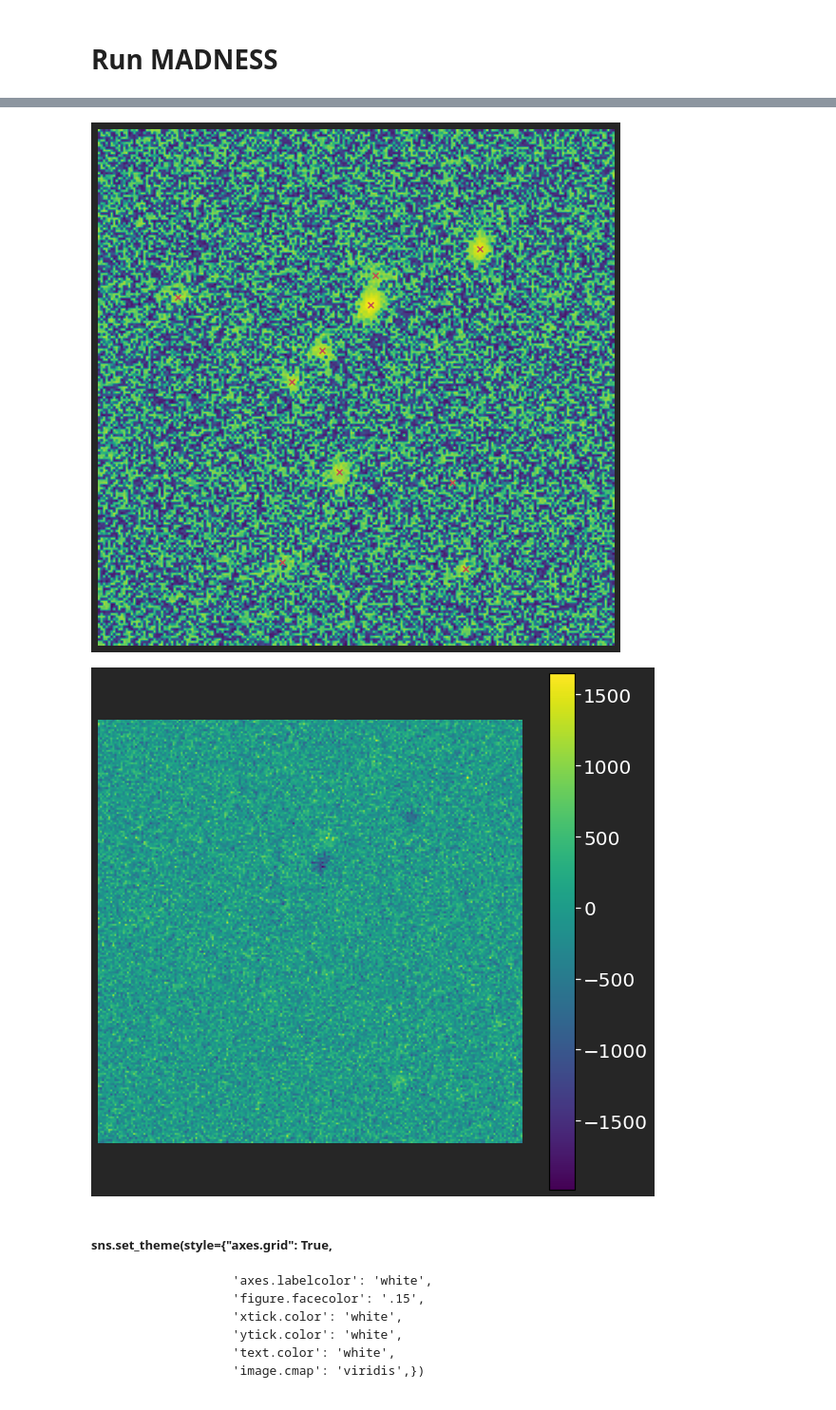
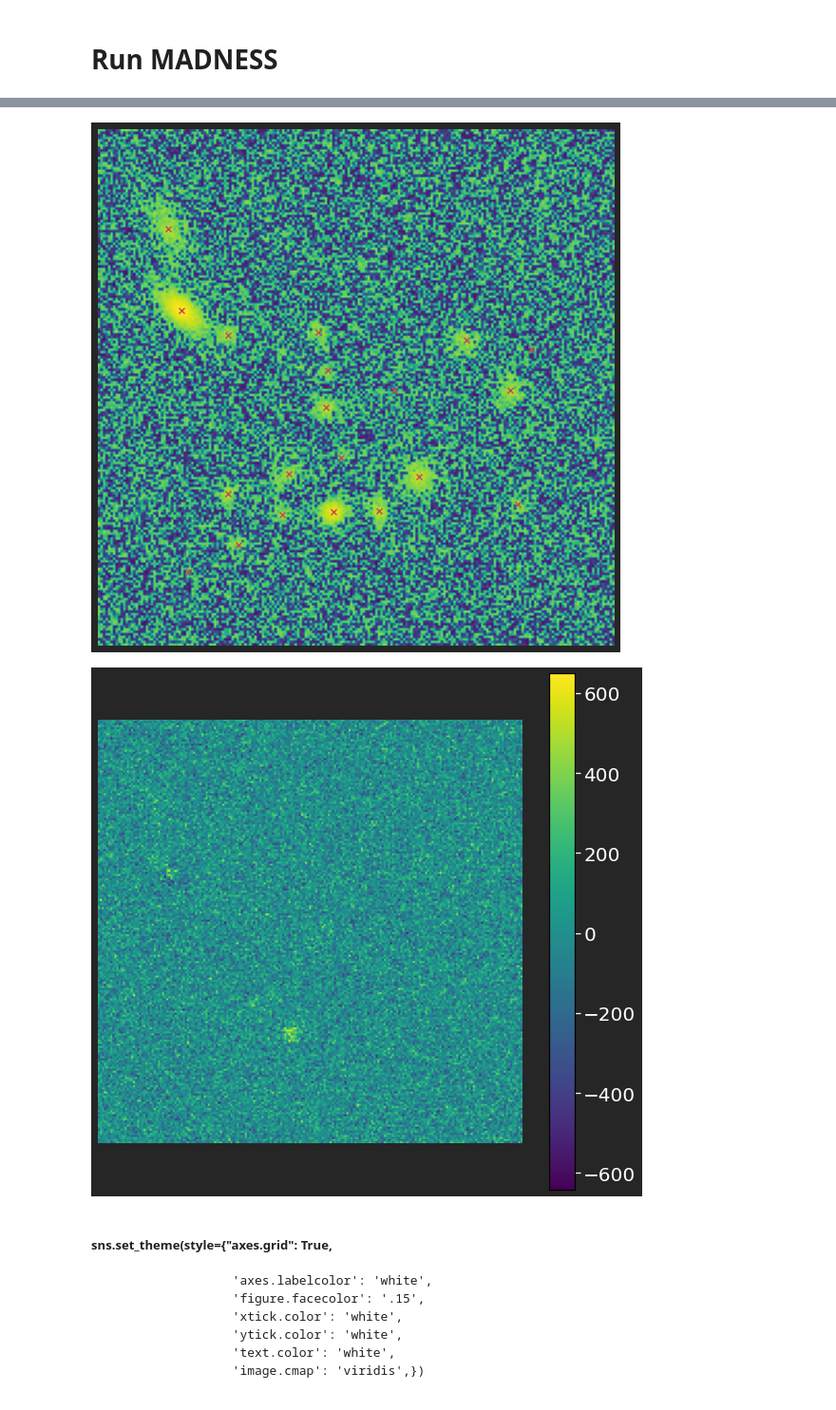
Before and after one commit to b-biswas/MADNESS-legacy, a Jupyter notebook: notebooks/test_simultaneous_deblending.ipynb, the cells around one changed output, grey strips where cells are left out. Shown at 95% size. Drawn from its saved outputs; the diff is of its cells as text; code cells hidden in the pictures.

```diff
--- a/notebooks/test_simultaneous_deblending.ipynb
+++ b/notebooks/test_simultaneous_deblending.ipynb
@@ -88,7 +98,7 @@ deb = Deblend(latent_dim=16)
 # %% [markdown]
 ### choose the field to deblend
 # %%
-field_to_process = 0
+field_to_process = 1
 # %%
 #### print("input_image")
 band_num = 2
@@ -330,26 +349,26 @@ for i in range(len(blend['blend_list'][field_to_process])):
     plt.scatter(blend['blend_list'][field_to_process]['x_peak'][i],
                 blend['blend_list'][field_to_process]['y_peak'][i], marker="x", c="r")
 # %% [output]
-[figure, old version]
+[figure, new version]
 # %%
 # Residual after MADNESS run
 fig = plt.figure(figsize=(10,10))
 ax = fig.gca()
 tf.config.run_functions_eagerly(True)
 
 padding_infos = deb.get_padding_infos()
 residual = deb.compute_residual(np.transpose(blend['blend_images'][field_to_process], axes=[1, 2, 0]), use_scatter_and_sub=True).numpy()
 #residual = np.transpose(deb.postage_stamp,
-im1 = ax.imshow(residual[:, :, 2])
+im1 = ax.imshow(residual[:, :, 1])
 cbar =fig.colorbar(im1, ax=ax)
 cbar.ax.tick_params(labelsize=20)
 plt.axis("off")
 plt.savefig("residual")
 
 #for i in range(len(blend['blend_list'][0])):
     #plt.scatter(blend['blend_list'][0]['x_peak'][i], blend['blend_list'][0]['y_peak'][i], marker="x", linewidths=.5, s=120, c="r")
 # %% [output]
-[figure, old version]
+[figure, new version]
 # %% [markdown]
 ##### sns.set_theme(style={"axes.grid": True,
                      'axes.labelcolor': 'white',
```
Also changed, not shown: parts of 9 cells of this notebook, 7 other files.
